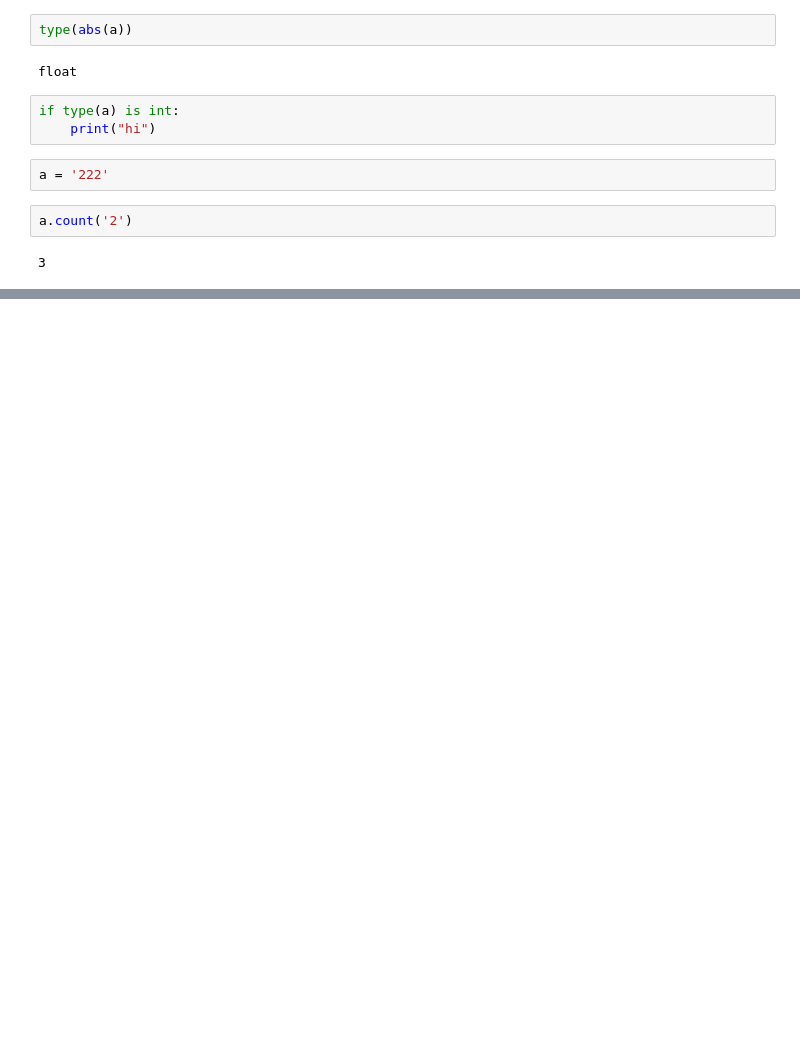
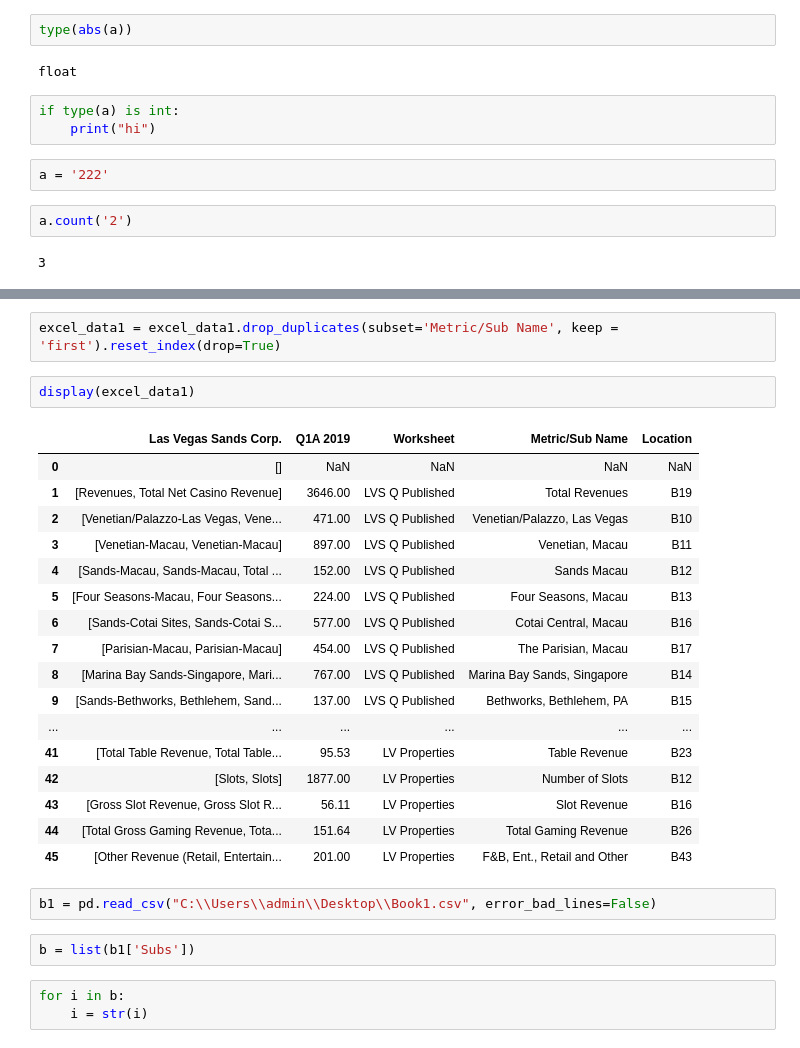
Before and after one commit to archit1998/Thapovan2, a Jupyter notebook: team2.ipynb, the cells around one changed output, grey strips where cells are left out. Cells and saved outputs as stored; diff of their text form; blank space fills up the shorter version.

```diff
--- a/team2.ipynb
+++ b/team2.ipynb
@@ -1241,0 +1330,29 @@ a.count('2')
+# %%
+excel_data1 = excel_data1.drop_duplicates(subset='Metric/Sub Name', keep = 'first').reset_index(drop=True)
+# %%
+display(excel_data1)
+# %% [output]
+|  | Las Vegas Sands Corp. | Q1A 2019 | Worksheet | Metric/Sub Name | Location |
+| 0 | [] | NaN | NaN | NaN | NaN |
+| 1 | [Revenues, Total Net Casino Revenue] | 3646.00 | LVS Q Published | Total Revenues | B19 |
+| 2 | [Venetian/Palazzo-Las Vegas, Vene... | 471.00 | LVS Q Published | Venetian/Palazzo, Las Vegas | B10 |
+| 3 | [Venetian-Macau, Venetian-Macau] | 897.00 | LVS Q Published | Venetian, Macau | B11 |
+| 4 | [Sands-Macau, Sands-Macau, Total ... | 152.00 | LVS Q Published | Sands Macau | B12 |
+| 5 | [Four Seasons-Macau, Four Seasons... | 224.00 | LVS Q Published | Four Seasons, Macau | B13 |
+| 6 | [Sands-Cotai Sites, Sands-Cotai S... | 577.00 | LVS Q Published | Cotai Central, Macau | B16 |
+| 7 | [Parisian-Macau, Parisian-Macau] | 454.00 | LVS Q Published | The Parisian, Macau | B17 |
+| 8 | [Marina Bay Sands-Singapore, Mari... | 767.00 | LVS Q Published | Marina Bay Sands, Singapore | B14 |
+| 9 | [Sands-Bethworks, Bethlehem, Sand... | 137.00 | LVS Q Published | Bethworks, Bethlehem, PA | B15 |
+| ... | ... | ... | ... | ... | ... |
+| 41 | [Total Table Revenue, Total Table... | 95.53 | LV Properties | Table Revenue | B23 |
+| 42 | [Slots, Slots] | 1877.00 | LV Properties | Number of Slots | B12 |
+| 43 | [Gross Slot Revenue, Gross Slot R... | 56.11 | LV Properties | Slot Revenue | B16 |
+| 44 | [Total Gross Gaming Revenue, Tota... | 151.64 | LV Properties | Total Gaming Revenue | B26 |
+| 45 | [Other Revenue (Retail, Entertain... | 201.00 | LV Properties | F&B, Ent., Retail and Other | B43 |
+# %%
+b1 = pd.read_csv("C:\\Users\\admin\\Desktop\\Book1.csv", error_bad_lines=False)
+# %%
+b = list(b1['Subs'])
+# %%
+for i in b:
+    i = str(i)
```
Also changed, not shown: parts of 12 cells of this notebook, 4 other files.
